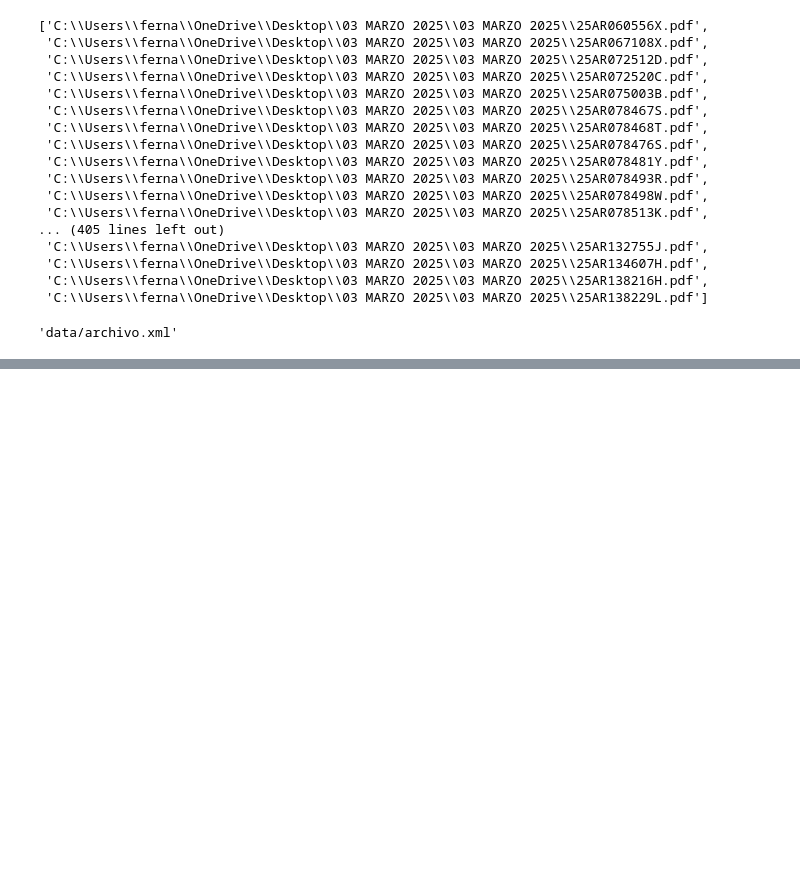
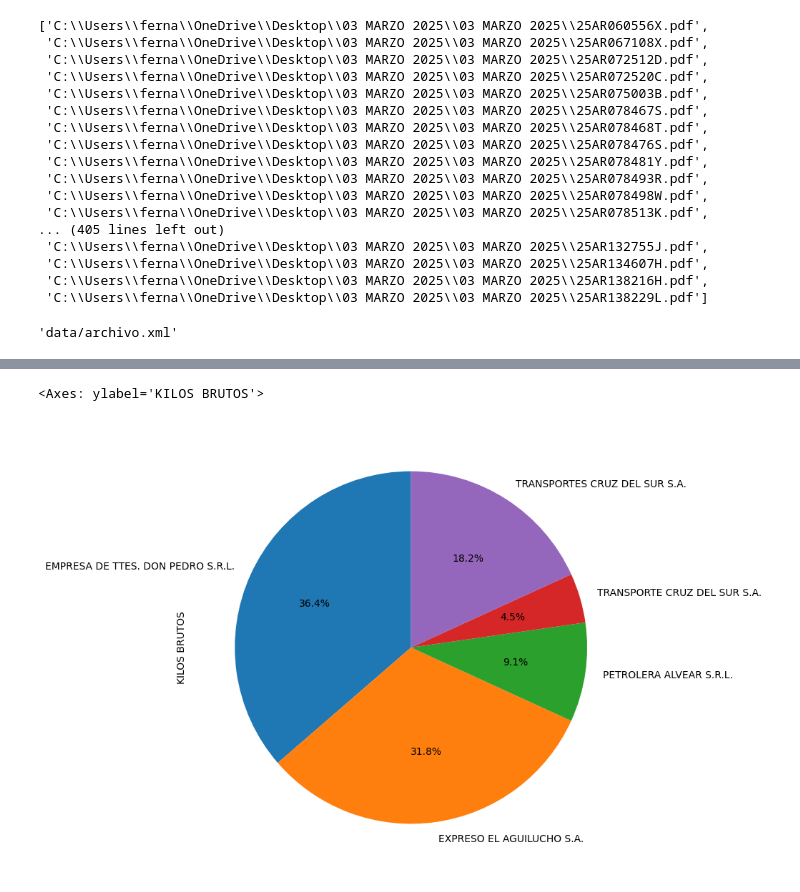
Before and after one commit to RaphaelNicaise/pdfs-to-excel, a Jupyter notebook: test-notebook.ipynb, the cells around one changed output, grey strips where cells are left out. Saved outputs shown, nothing was run; the diff lists cells and outputs as text; code cells hidden in the pictures; blank space fills up the shorter version.

```diff
--- a/test-notebook.ipynb
+++ b/test-notebook.ipynb
@@ -100,0 +143,12 @@ KeyboardInterrupt:
+# %%
+import pandas as pd
+import matplotlib.pyplot as plt
+
+df = pd.read_excel('data/agtest1.xlsx',sheet_name='Sheet1', header=0, engine='openpyxl')
+df
+
+# hacer un grafico de torta con TRANSPORTE CAMPO 1 Y QUE SUME POR CDA UNO CANTIDAD BULTOS, ponemelo en cantidad
+df.groupby('TRANSPORTE CAMPO 1')['KILOS BRUTOS'].sum().plot.pie(autopct='%1.1f%%', startangle=90, figsize=(8, 8))
+# %% [output]
+<Axes: ylabel='KILOS BRUTOS'>
+[figure, added]
```
Also changed, not shown: parts of 8 cells of this notebook, 5 other files.
